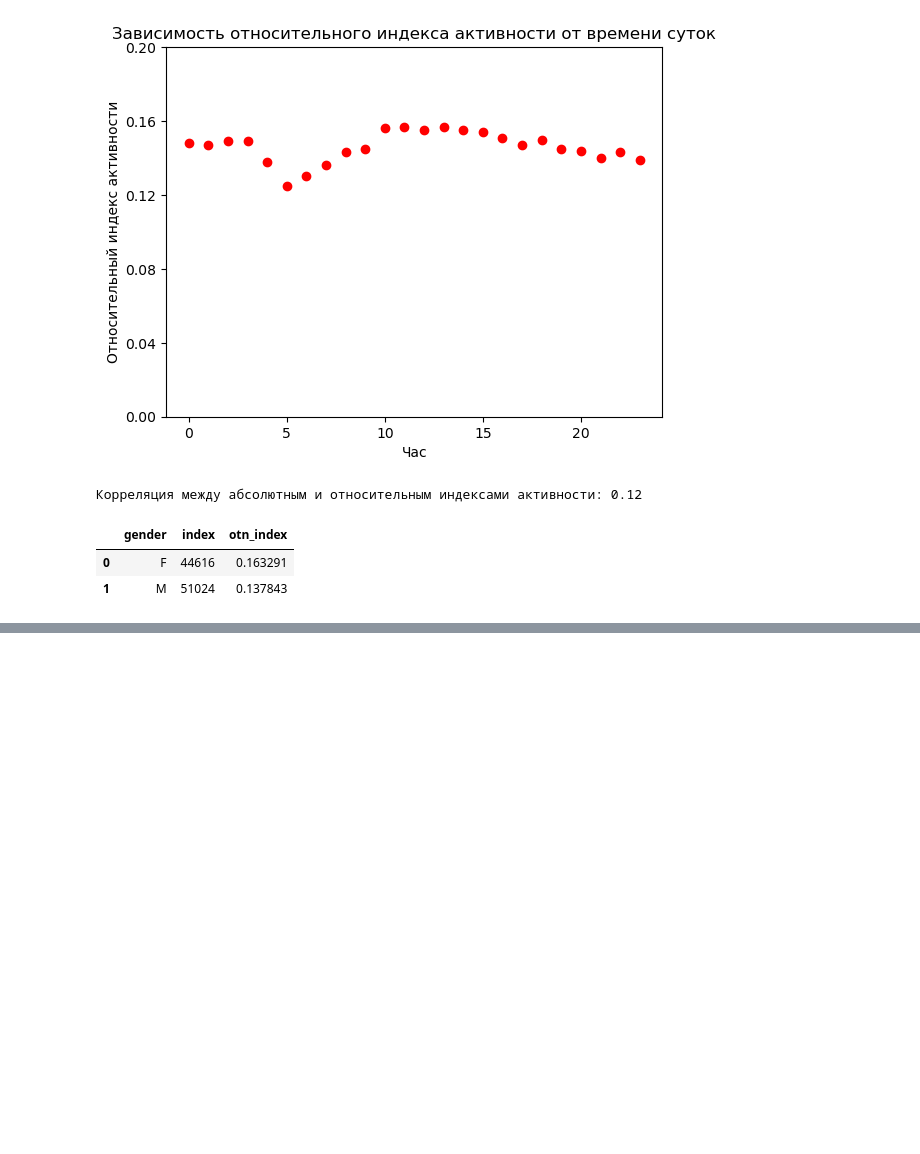
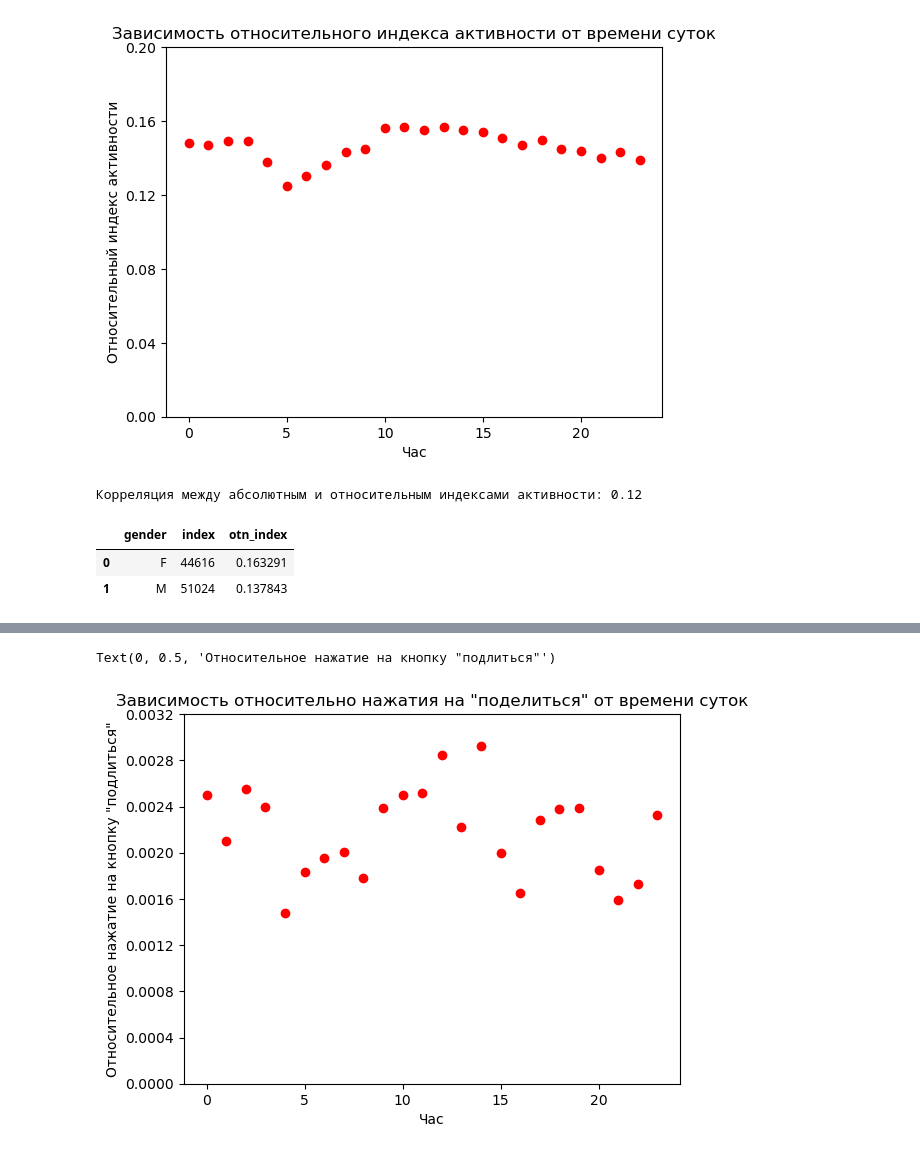
Before and after one commit to VlanAni/DANO-project, a Jupyter notebook: Untitled1.ipynb, the cells around one changed output, grey strips where cells are left out. Drawn from its saved outputs; the diff is of its cells as text; code cells hidden in the pictures; blank space fills up the shorter version.

```diff
--- a/Untitled1.ipynb
+++ b/Untitled1.ipynb
@@ -301,0 +370,6 @@ print(round(np.corrcoef(list(age_act.age), list(age_act.otn_index))[0][1], 2))
+# %%
+hours_share = data.groupby('user_hour', as_index=False).agg({'share_tap_flg': 'sum'}).sort_values('user_hour')
+hours_share['otn_share'] = [0] * hours_share.shape[0]
+for i in range(hours_share.shape[0]):
+    hours_share.iloc[i, 2] += round(hours_share.iloc[i, 1] / hours_count[i], 5)
+hours_share
@@ -301,0 +394,10 @@ print(round(np.corrcoef(list(age_act.age), list(age_act.otn_index))[0][1], 2))
+# %%
+#график по нажатию на поделиться
+plt.scatter(x=hours_share['user_hour'], y=hours_share['otn_share'], color='red')
+plt.yticks([0, 0.0004, 0.0008, 0.0012, 0.0016, 0.002, 0.0024, 0.0028, 0.0032])
+plt.title('Зависимость относительно нажатия на "поделиться" от времени суток')
+plt.xlabel('Час')
+plt.ylabel('Относительное нажатие на кнопку "подлиться"')
+# %% [output]
+Text(0, 0.5, 'Относительное нажатие на кнопку "подлиться"')
+[figure, added]
```
Also changed, not shown: parts of 32 cells of this notebook.
